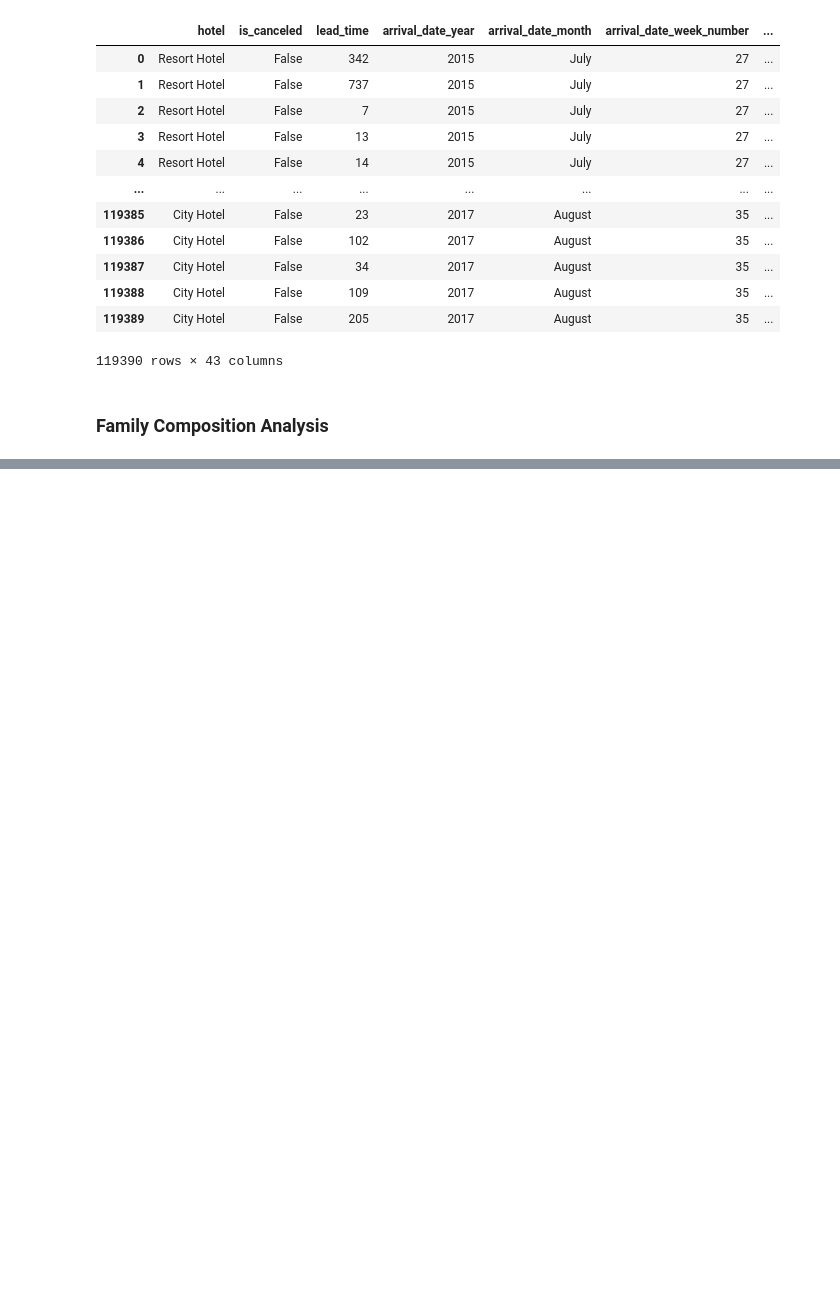
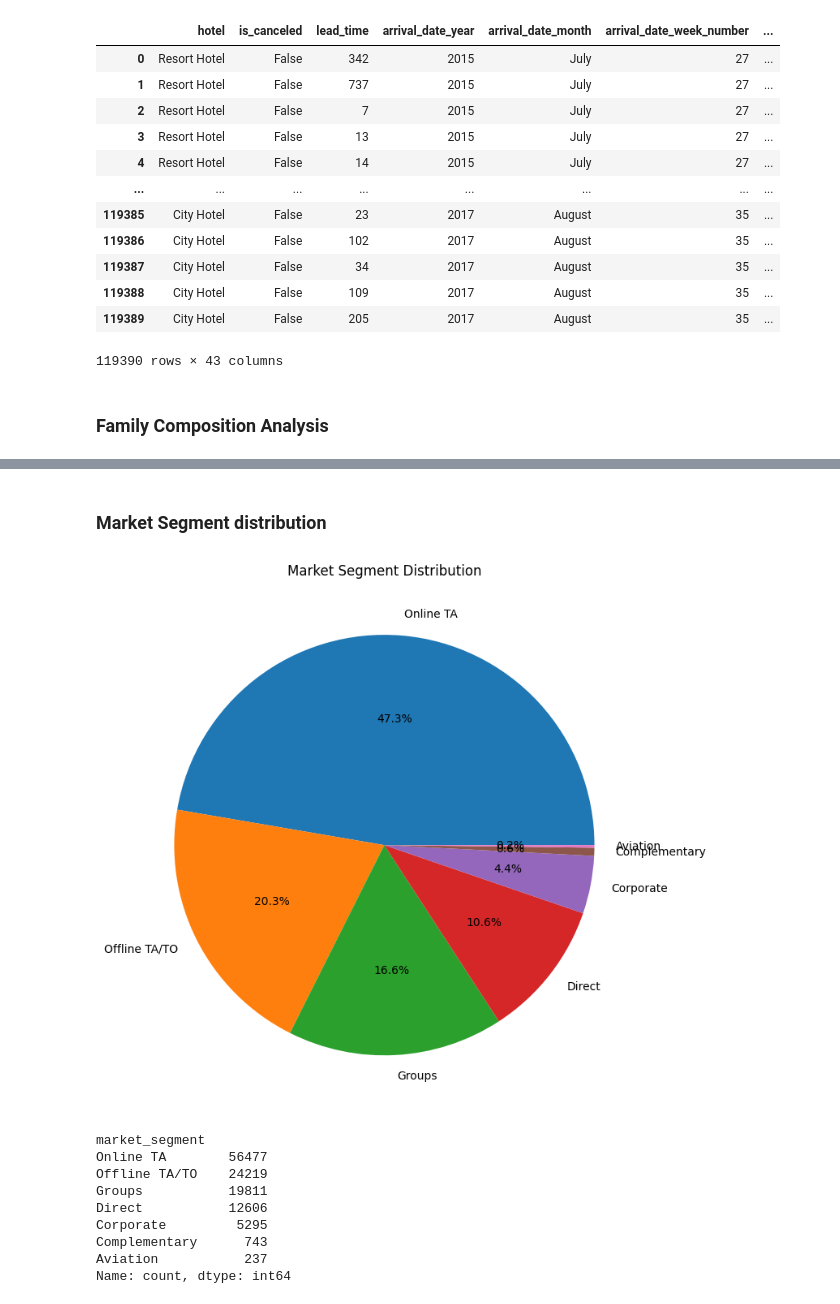
Before and after one commit to asif-mursalin/Data-mining-project, a Jupyter notebook: Project.ipynb, the cells around one changed output, grey strips where cells are left out. Cells and saved outputs as stored; diff of their text form; code cells hidden in the pictures; blank space fills up the shorter version.

```diff
--- a/Project.ipynb
+++ b/Project.ipynb
@@ -762,2 +776,29 @@ Solo      22581
 Family    14424
 Name: count, dtype: int64
+# %% [markdown]
+### Market Segment distribution
+# %%
+def market_segment_analysis(df):
+    market_segment_dist = df['market_segment'].value_counts()
+    market_segment_dist = market_segment_dist.drop("Undefined")
+
+    plt.figure(figsize=(10,7))
+    plt.pie(market_segment_dist.values, labels= market_segment_dist.index,autopct='%1.1f%%',)
+    plt.title('Market Segment Distribution')
+    plt.ylabel('')
+    plt.tight_layout()
+    plt.show()
+    return market_segment_dist
+
+market_segment_analysis(df_family)
+# %% [output]
+[figure, added]
+market_segment
+Online TA        56477
+Offline TA/TO    24219
+Groups           19811
+Direct           12606
+Corporate         5295
+Complementary      743
+Aviation           237
+Name: count, dtype: int64
```
Also changed, not shown: parts of 5 cells of this notebook.
